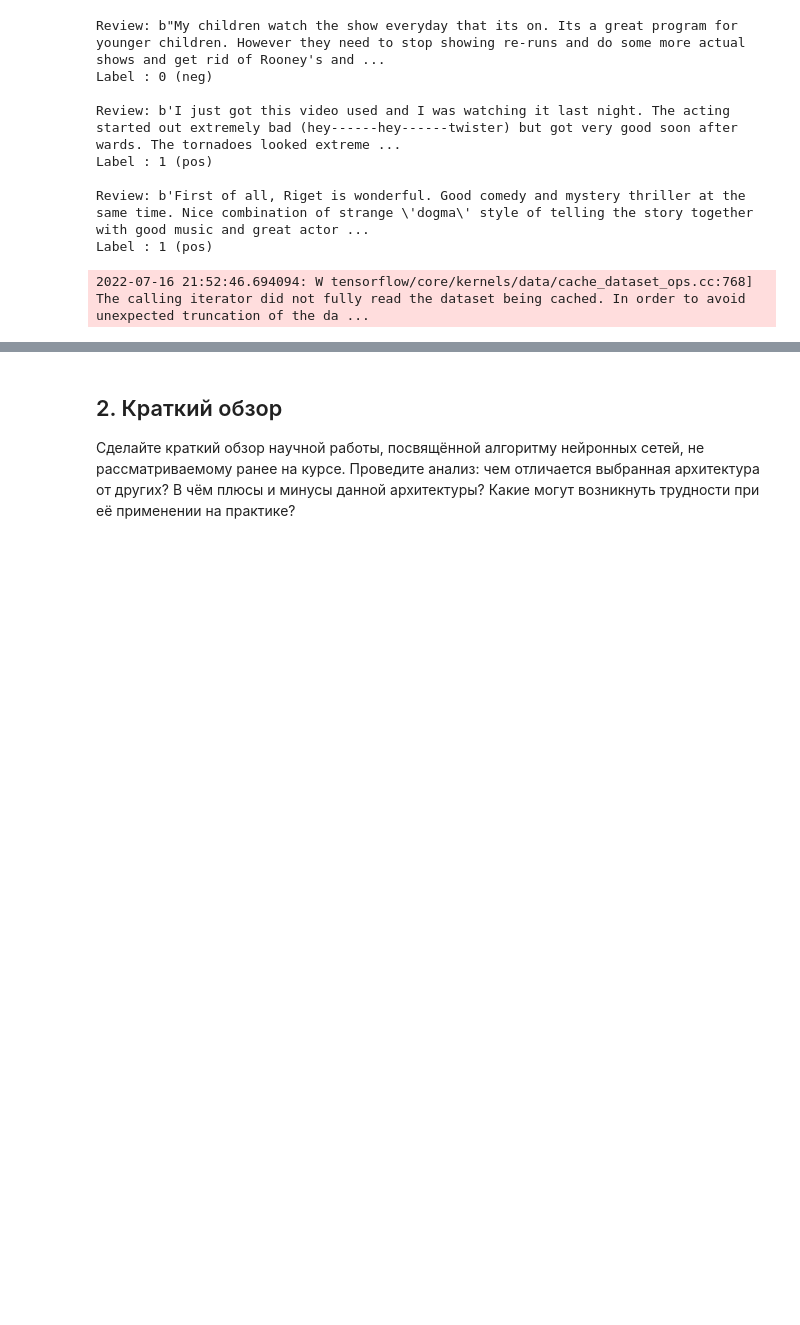
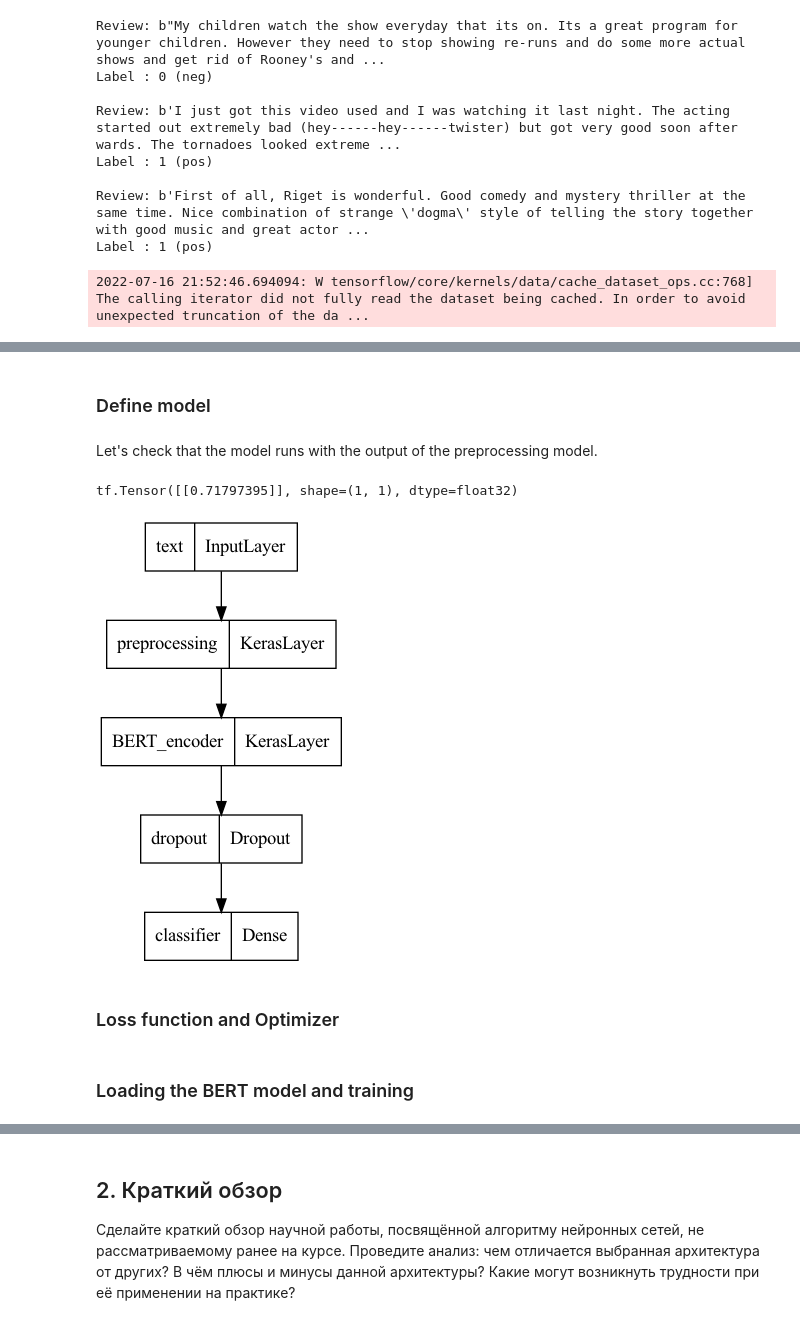
Before and after one commit to hildar/intro-nn, a Jupyter notebook: L8 GAN/course_ project.ipynb, the cells around one changed output, grey strips where cells are left out. Drawn from its saved outputs; the diff is of its cells as text; code cells hidden in the pictures; blank space fills up the shorter version.

```diff
--- a/L8 GAN/course_ project.ipynb
+++ b/L8 GAN/course_ project.ipynb
@@ -102,0 +107,20 @@ Label : 1 (pos)
+# %%
+#@title Choose a BERT model to fine-tune
+
+bert_model_name = 'small_bert/bert_en_uncased_L-4_H-512_A-8'
+
+map_name_to_handle = {
+    'small_bert/bert_en_uncased_L-4_H-512_A-8':
+        'https://tfhub.dev/tensorflow/small_bert/bert_en_uncased_L-4_H-512_A-8/1',
+}
+
+map_model_to_preprocess = {
+    'small_bert/bert_en_uncased_L-4_H-512_A-8':
+        'https://tfhub.dev/tensorflow/bert_en_uncased_preprocess/3',
+}
+
+tfhub_handle_encoder = map_name_to_handle[bert_model_name]
+tfhub_handle_preprocess = map_model_to_preprocess[bert_model_name]
+
+print(f'BERT model selected           : {tfhub_handle_encoder}')
+print(f'Preprocess model auto-selected: {tfhub_handle_preprocess}')
@@ -102,0 +182,31 @@ Label : 1 (pos)
+# %% [markdown]
+### Define model
+# %%
+def build_classifier_model():
+    text_input = tf.keras.layers.Input(shape=(), dtype=tf.string, name='text')
+    preprocessing_layer = hub.KerasLayer(tfhub_handle_preprocess, name='preprocessing')
+
+    encoder_inputs = preprocessing_layer(text_input)
+    encoder = hub.KerasLayer(tfhub_handle_encoder, trainable=True, name='BERT_encoder')
+
+    outputs = encoder(encoder_inputs)
+
+    net = outputs['pooled_output']
+    net = tf.keras.layers.Dropout(0.1)(net)
+    net = tf.keras.layers.Dense(1, activation=None, name='classifier')(net)
+
+    return tf.keras.Model(text_input, net)
+# %% [markdown]
+Let's check that the model runs with the output of the preprocessing model.
+# %%
+classifier_model = build_classifier_model()
+bert_raw_result = classifier_model(tf.constant(text_test))
+print(tf.sigmoid(bert_raw_result))
+# %% [output]
+tf.Tensor([[0.71797395]], shape=(1, 1), dtype=float32)
+# %%
+tf.keras.utils.plot_model(classifier_model)
+# %% [output]
+[figure, added]
+# %% [markdown]
+### Loss function and Optimizer
@@ -102,0 +227,2 @@ Label : 1 (pos)
+# %% [markdown]
+### Loading the BERT model and training
```
Also changed, not shown: parts of 23 cells of this notebook.
